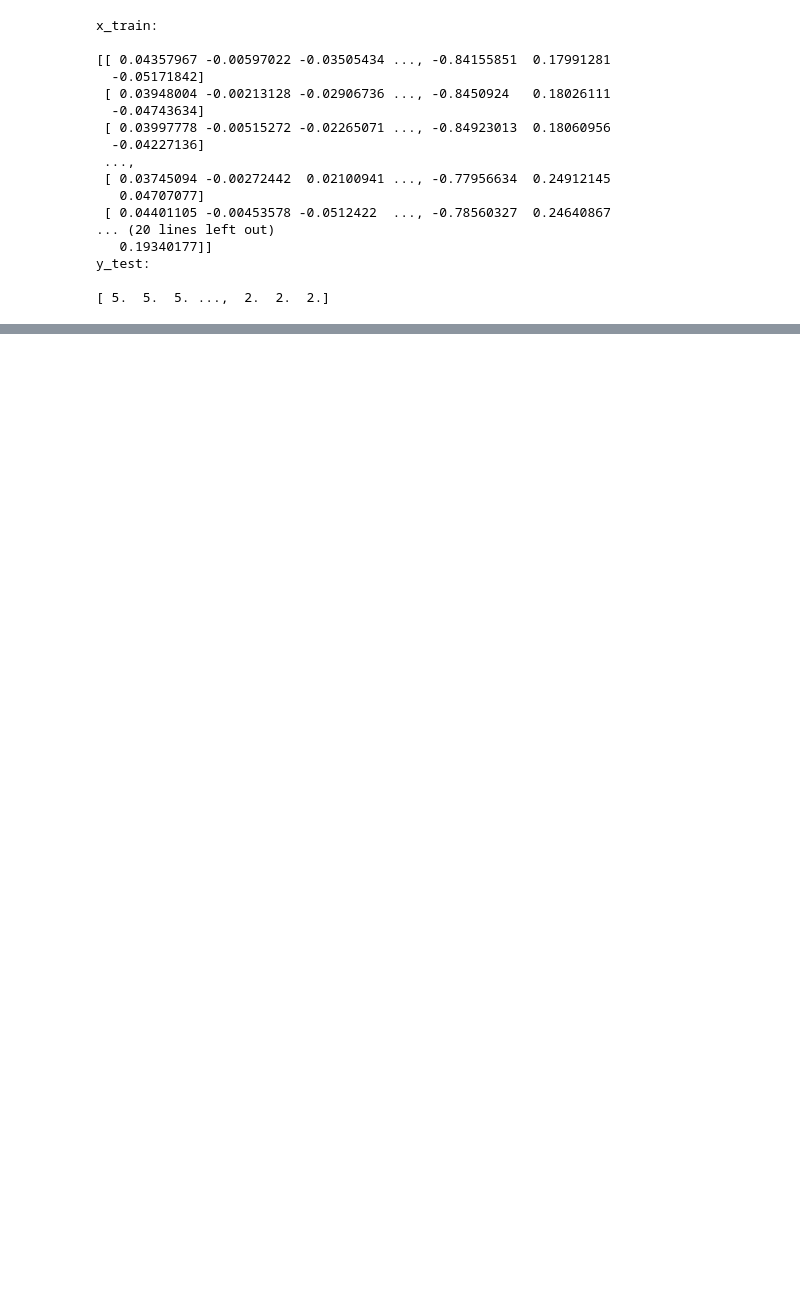
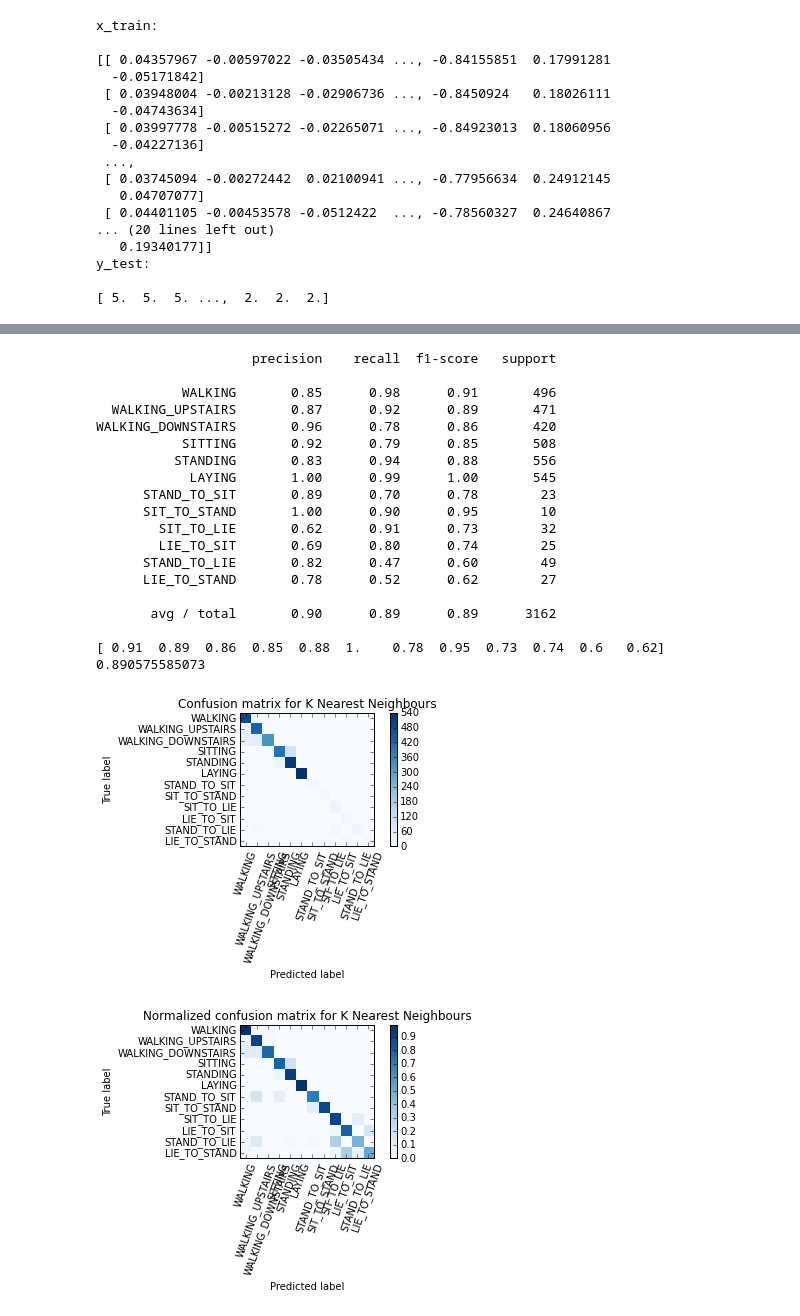
Before and after one commit to ajagarapu/SmartHARP, a Jupyter notebook: code/SmartHARP.ipynb, the cells around one changed output, grey strips where cells are left out. Drawn from its saved outputs; the diff is of its cells as text; code cells hidden in the pictures; blank space fills up the shorter version.

```diff
--- a/code/SmartHARP.ipynb
+++ b/code/SmartHARP.ipynb
@@ -129,0 +393,57 @@ plt.show()
+# %%
+#KNeighborsClassifier
+from sklearn.neighbors import KNeighborsClassifier
+from sklearn.tree import DecisionTreeClassifier
+labels=[1,2,3,4,5,6,7,8,9,10,11,12]
+target_names=['WALKING','WALKING_UPSTAIRS','WALKING_DOWNSTAIRS','SITTING','STANDING','LAYING','STAND_TO_SIT','SIT_TO_STAND','SIT_TO_LIE','LIE_TO_SIT','STAND_TO_LIE','LIE_TO_STAND']
+knn=KNeighborsClassifier(n_neighbors=11)
+knn.fit(x_train,y_train)
+yKnnPredict=knn.predict(x_test)
+clf_rpt=classification_report(y_test,yKnnPredict,target_names=target_names)
+print clf_rpt
+fKnn=f1_score(y_test,yKnnPredict,labels=labels,average=None)
+print fKnn
+accuracyKnn=accuracy_score(y_test,yKnnPredict)
+print accuracyKnn
+
+# Compute confusion matrix for K Nearest Neighbours
+cm = confusion_matrix(y_test,yKnnPredict)
+np.set_printoptions(precision=2)
+
+plt.figure()
+plot_confusion_matrix(cm,title='Confusion matrix for K Nearest Neighbours')
+
+# Normalize the confusion matrix by row (i.e by the number of samples
+# in each class)
+cm_normalized = cm.astype('float') / cm.sum(axis=1)[:, np.newaxis]
+
+plt.figure()
+plot_confusion_matrix(cm_normalized, title='Normalized confusion matrix for K Nearest Neighbours')
+
+plt.show()
+print('Confusion matrix, without normalization')
+print(cm)
+print('Normalized confusion matrix')
+print(cm_normalized)
+# %% [output]
+                    precision    recall  f1-score   support
+
+           WALKING       0.85      0.98      0.91       496
+  WALKING_UPSTAIRS       0.87      0.92      0.89       471
+WALKING_DOWNSTAIRS       0.96      0.78      0.86       420
+           SITTING       0.92      0.79      0.85       508
+          STANDING       0.83      0.94      0.88       556
+            LAYING       1.00      0.99      1.00       545
+      STAND_TO_SIT       0.89      0.70      0.78        23
+      SIT_TO_STAND       1.00      0.90      0.95        10
+        SIT_TO_LIE       0.62      0.91      0.73        32
+        LIE_TO_SIT       0.69      0.80      0.74        25
+      STAND_TO_LIE       0.82      0.47      0.60        49
+      LIE_TO_STAND       0.78      0.52      0.62        27
+
+       avg / total       0.90      0.89      0.89      3162
+
+[ 0.91  0.89  0.86  0.85  0.88  1.    0.78  0.95  0.73  0.74  0.6   0.62]
+0.890575585073
+[figure, added]
+[figure, added]
```
Also changed, not shown: parts of 7 cells of this notebook.
